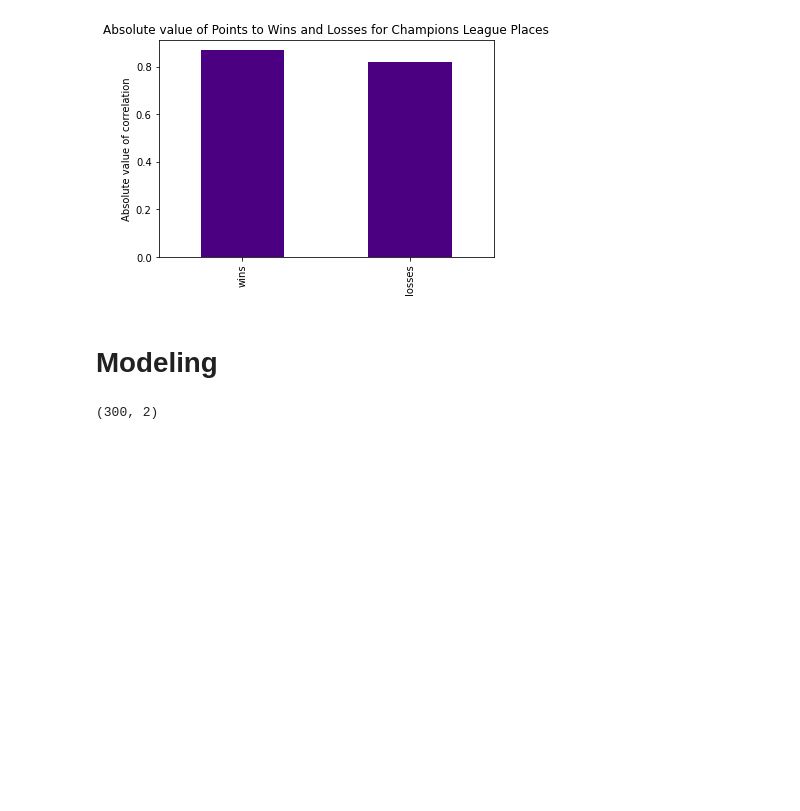
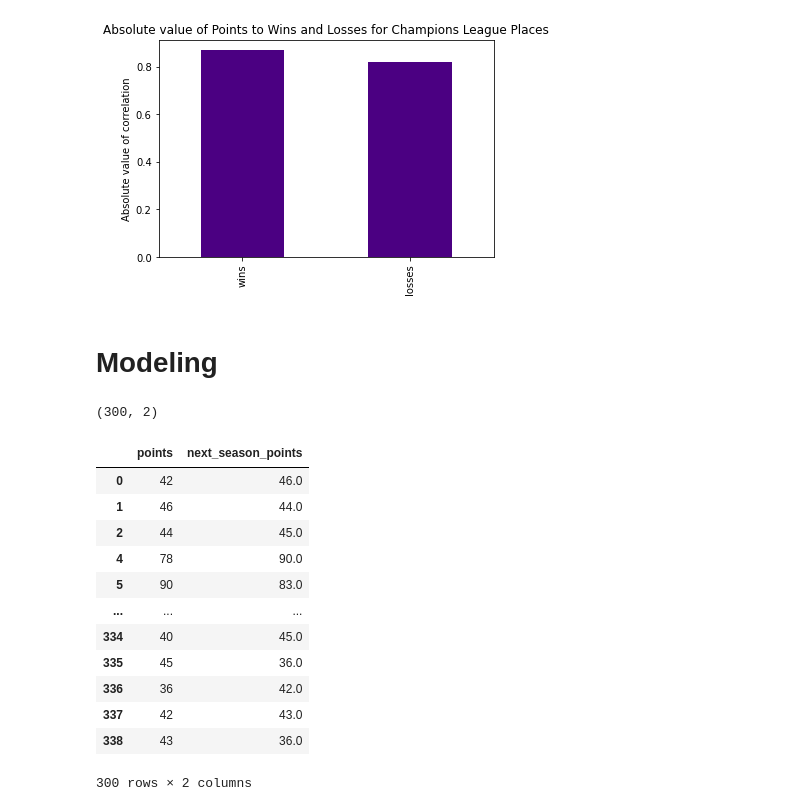
Before and after one commit to noahmelngailis/football_time_series, a Jupyter notebook: EPL_Notebook.ipynb, the cells around one changed output. Drawn from its saved outputs; the diff is of its cells as text; code cells hidden in the pictures; blank space fills up the shorter version.

```diff
--- a/EPL_Notebook.ipynb
+++ b/EPL_Notebook.ipynb
@@ -269,3 +280,19 @@ predictions = df[['points', 'next_season_points']].dropna()
 predictions.shape
 # %% [output]
 (300, 2)
+# %%
+predictions
+# %% [output]
+|  | points | next_season_points |
+| 0 | 42 | 46.0 |
+| 1 | 46 | 44.0 |
+| 2 | 44 | 45.0 |
+| 4 | 78 | 90.0 |
+| 5 | 90 | 83.0 |
+| ... | ... | ... |
+| 334 | 40 | 45.0 |
+| 335 | 45 | 36.0 |
+| 336 | 36 | 42.0 |
+| 337 | 42 | 43.0 |
+| 338 | 43 | 36.0 |
+300 rows × 2 columns
```
Also changed, not shown: parts of 9 cells of this notebook.
